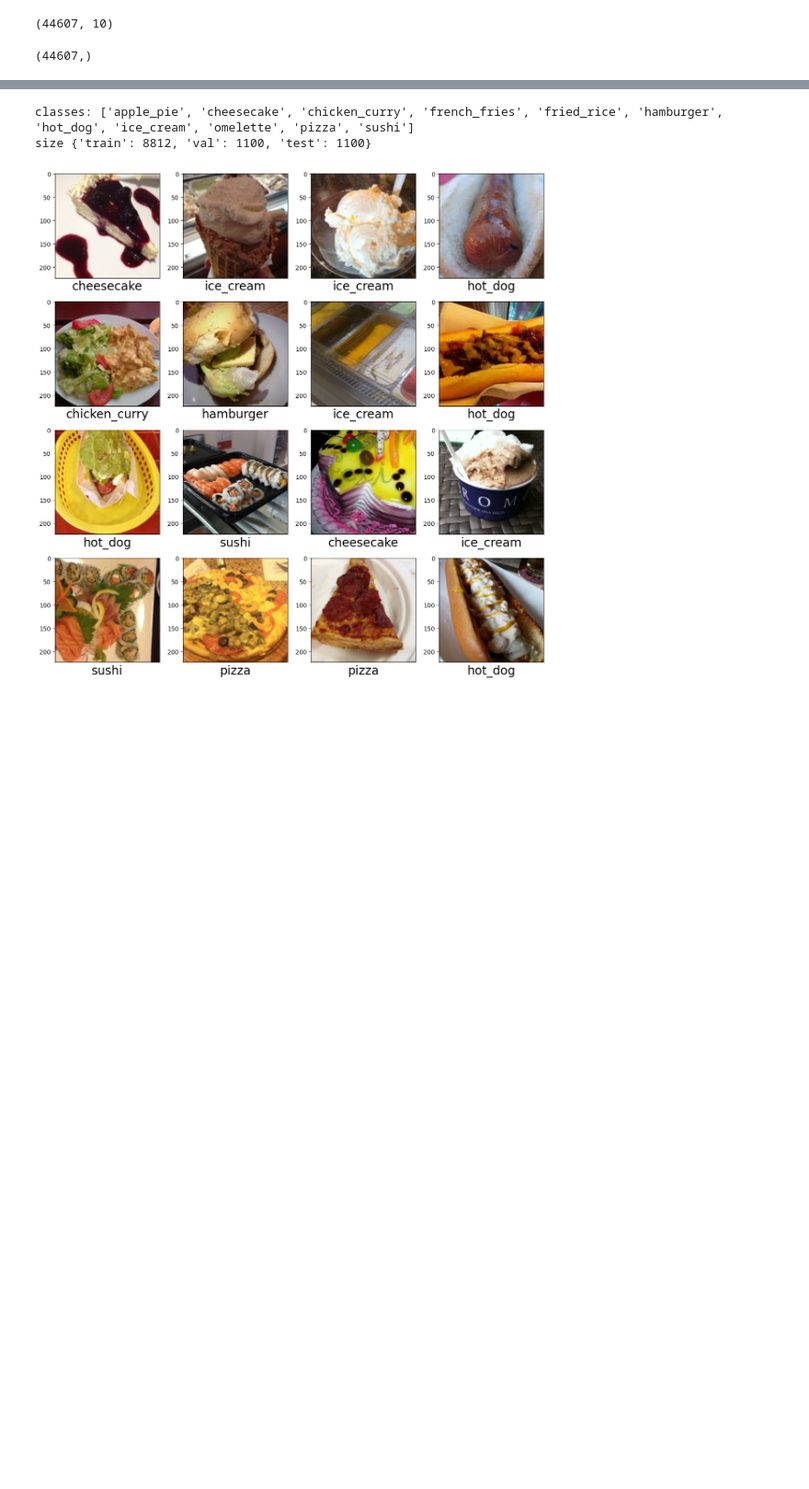
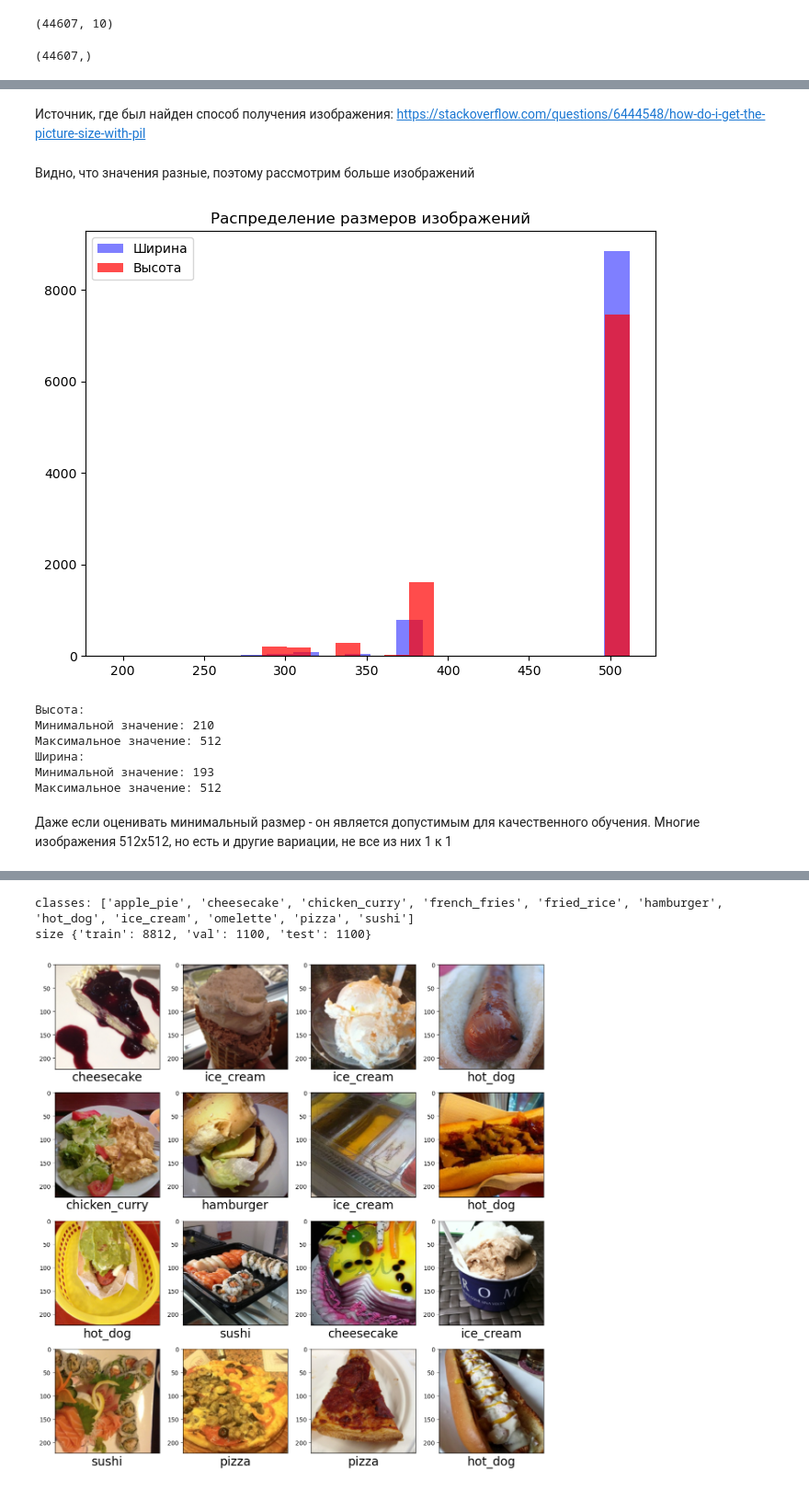
Before and after one commit to Theawtm/gp5, a Jupyter notebook: stages/1.Preprocessing.ipynb, the cells around one changed output, grey strips where cells are left out. Shown at 92% size. Saved outputs shown, nothing was run; the diff lists cells and outputs as text; code cells hidden in the pictures; blank space fills up the shorter version.

```diff
--- a/stages/1.Preprocessing.ipynb
+++ b/stages/1.Preprocessing.ipynb
@@ -491,0 +594,10 @@ y_test.shape
+# %%
+first_category = os.listdir(path_train)[0]
+path_cat = os.path.join("food11/train",first_category)
+paths_img = os.listdir(path_cat)[:10]
+
+print('Размер изображений:')
+for name_img in paths_img:
+    path_img = os.path.join(path_cat, name_img)
+    im = Image.open(path_img)
+    print(im.size)
@@ -491,0 +616,40 @@ y_test.shape
+# %% [markdown]
+Источник, где был найден способ получения изображения: https://stackoverflow.com/questions/6444548/how-do-i-get-the-picture-size-with-pil
+# %% [markdown]
+Видно, что значения разные, поэтому рассмотрим больше изображений
+# %%
+plt.figure(figsize=(8, 6))
+widths = []
+heights = []
+for category in list_categories:
+   path_category = os.path.join(path_train, category)
+   names_ing = os.listdir(path_category)
+   for name_ing in names_ing:
+        path_img = os.path.join(path_category, name_ing)
+        img = Image.open(path_img)
+        w, h = img.size
+        widths.append(w)
+        heights.append(h)
+
+plt.hist(widths, bins=20, alpha=0.5, label='Ширина', color='b')
+plt.hist(heights, bins=20, alpha=0.7, label='Высота', color='r')
+plt.title('Распределение размеров изображений')
+plt.legend()
+plt.show()
+print('Высота:')
+print('Минимальной значение:', min(heights))
+print('Максимальное значение:', max(heights))
+print('Ширина:')
+print('Минимальной значение:', min(widths))
+print('Максимальное значение:', max(widths))
+# %% [output]
+[figure, added]
+Высота:
+Минимальной значение: 210
+Максимальное значение: 512
+Ширина:
+Минимальной значение: 193
+Максимальное значение: 512
+# %% [markdown]
+Даже если оценивать минимальный размер - он является допустимым для качественного обучения.
+Многие изображения 512х512, но есть и другие вариации, не все из них 1 к 1
```
Also changed, not shown: parts of 15 cells of this notebook.
